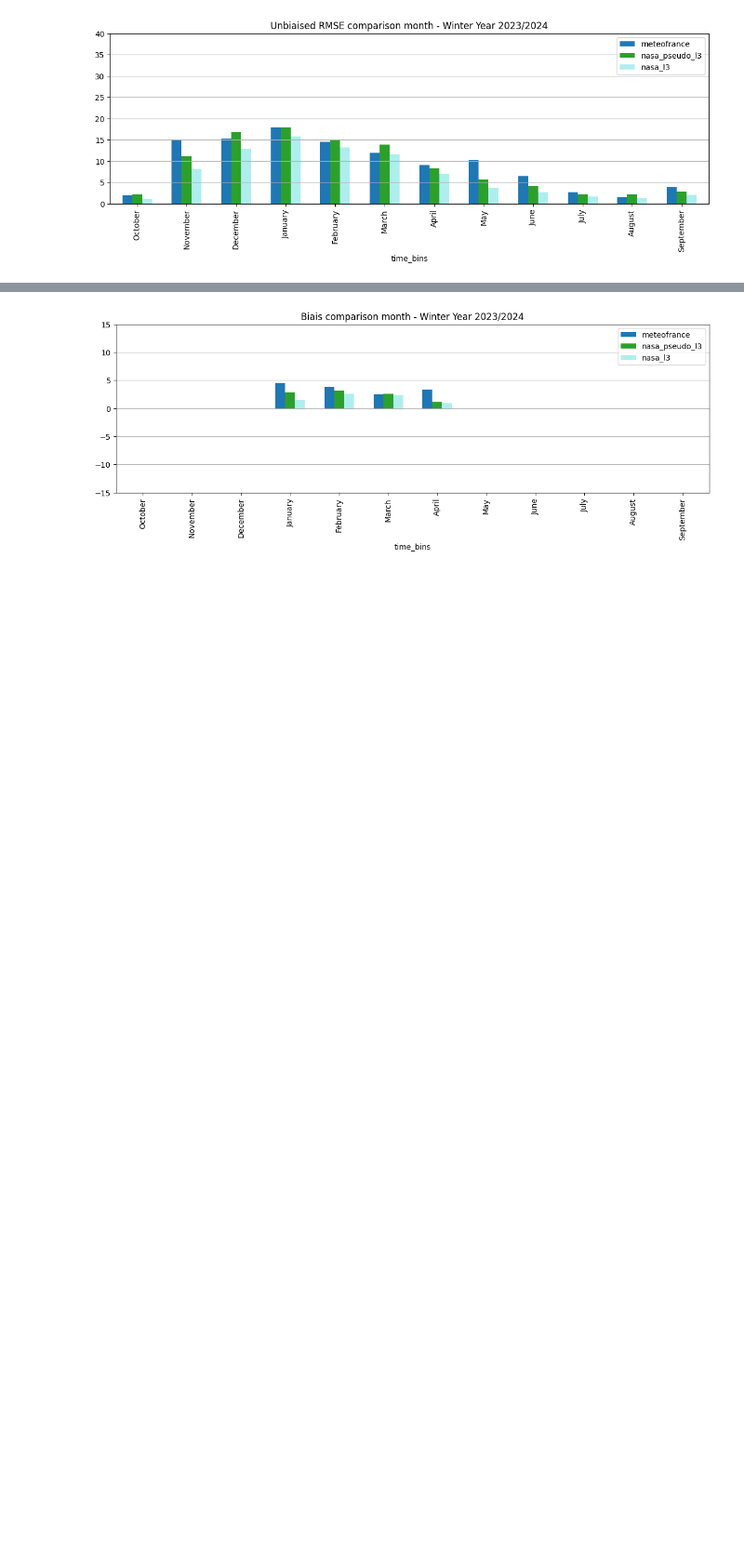
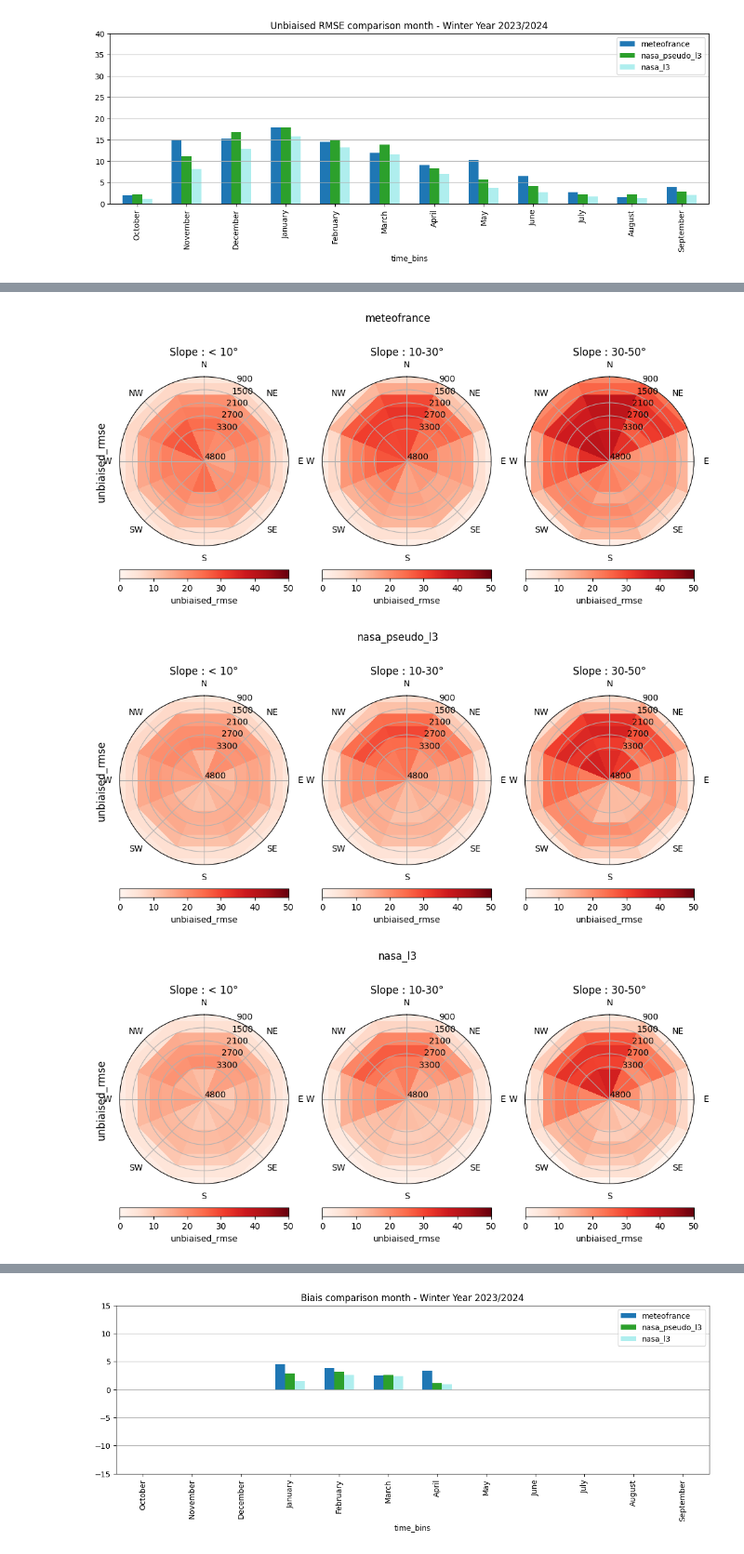
Before and after one commit to nicolaimpe/viirsnow, a Jupyter notebook: notebooks/uncertainy.ipynb, the cells around one changed output, grey strips where cells are left out. Shown at 93% size. Cells and saved outputs as stored; diff of their text form; code cells hidden in the pictures; blank space fills up the shorter version.

```diff
--- a/notebooks/uncertainy.ipynb
+++ b/notebooks/uncertainy.ipynb
@@ -74,24 +82,28 @@ for product_name,dataset in analyses_dict.items():
 # %%
-
 variable = 'unbiaised_rmse'
 for product_name,dataset in analyses_dict.items():
     fig, ax = plt.subplots(1,3,figsize=(12,5),subplot_kw=dict(projection='polar'))
     dataset_reduced = dataset.groupby(['slope_bins', 'aspect_bins', 'altitude_bins']).map(histograms_to_biais_rmse).reindex_like(dataset)
     for i,slope in enumerate(dataset_reduced.coords['slope_bins'].values[:3]):
         ax[i].set_theta_direction(-1)
         ax[i].set_theta_zero_location('N')
+        ax[i].set_xticks(np.deg2rad(EvaluationVsHighResBase.aspect_bins().bins[1:] - 22.5))
         ax[i].set_xticklabels(dataset.coords['aspect_bins'].values)
-        ax[i].set_rticks(dataset.coords['altitude_bins'].values[::2])
+        ax[i].set_rticks(dataset.coords['altitude_bins'].values)
         ax[i].set_rlim(dataset.coords['altitude_bins'].values[-1],dataset.coords['altitude_bins'].values[0])
-        ax[i].set_title('Slope : '+ str(slope)+'°')
+        ax[i].set_title('Slope : '+slope_titles[i]+'°')
         ax[0].set_ylabel(variable, labelpad = 15, fontsize = 12)
 
         im = ax[i].pcolor(np.deg2rad(EvaluationVsHighResBase.aspect_bins().bins),
                         np.array([0,*dataset.coords['altitude_bins'].values]),
-                        dataset_reduced.data_vars[variable].sel(slope_bins = slope).transpose(),
+                        dataset_reduced.data_vars[variable].sel(slope_bins = slope).transpose().values,
                         cmap = 'Reds',
-                        vmin=-50,
+                        vmin=0,
                         vmax=50)
 
         fig.colorbar(im,ax = ax[i], orientation = 'horizontal', label = variable, fraction = 0.05, pad = 0.1)
         fig.suptitle(product_name)
+# %% [output]
+[figure, added]
+[figure, added]
+[figure, added]
```
Also changed, not shown: parts of 5 cells of this notebook, 6 other files.
